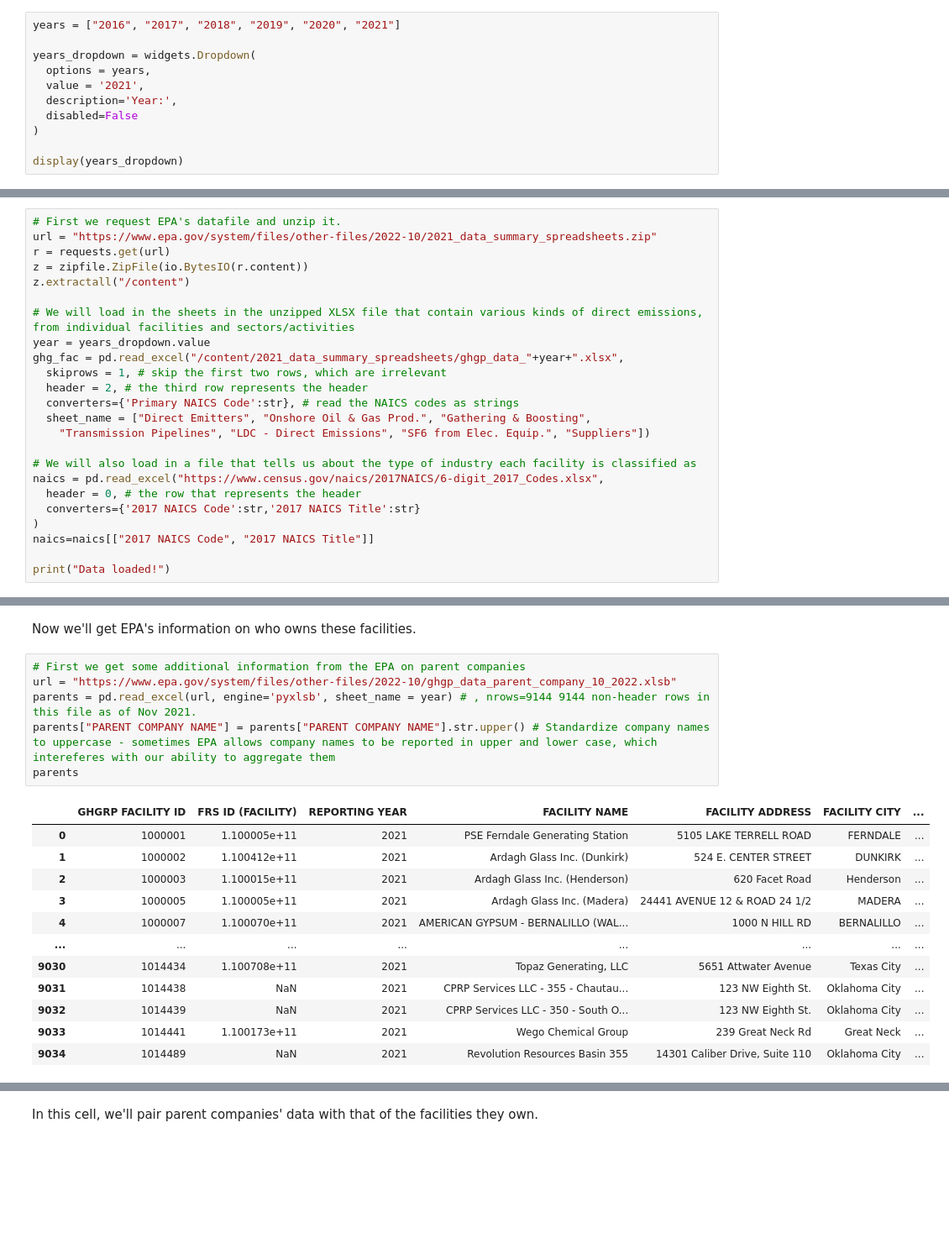
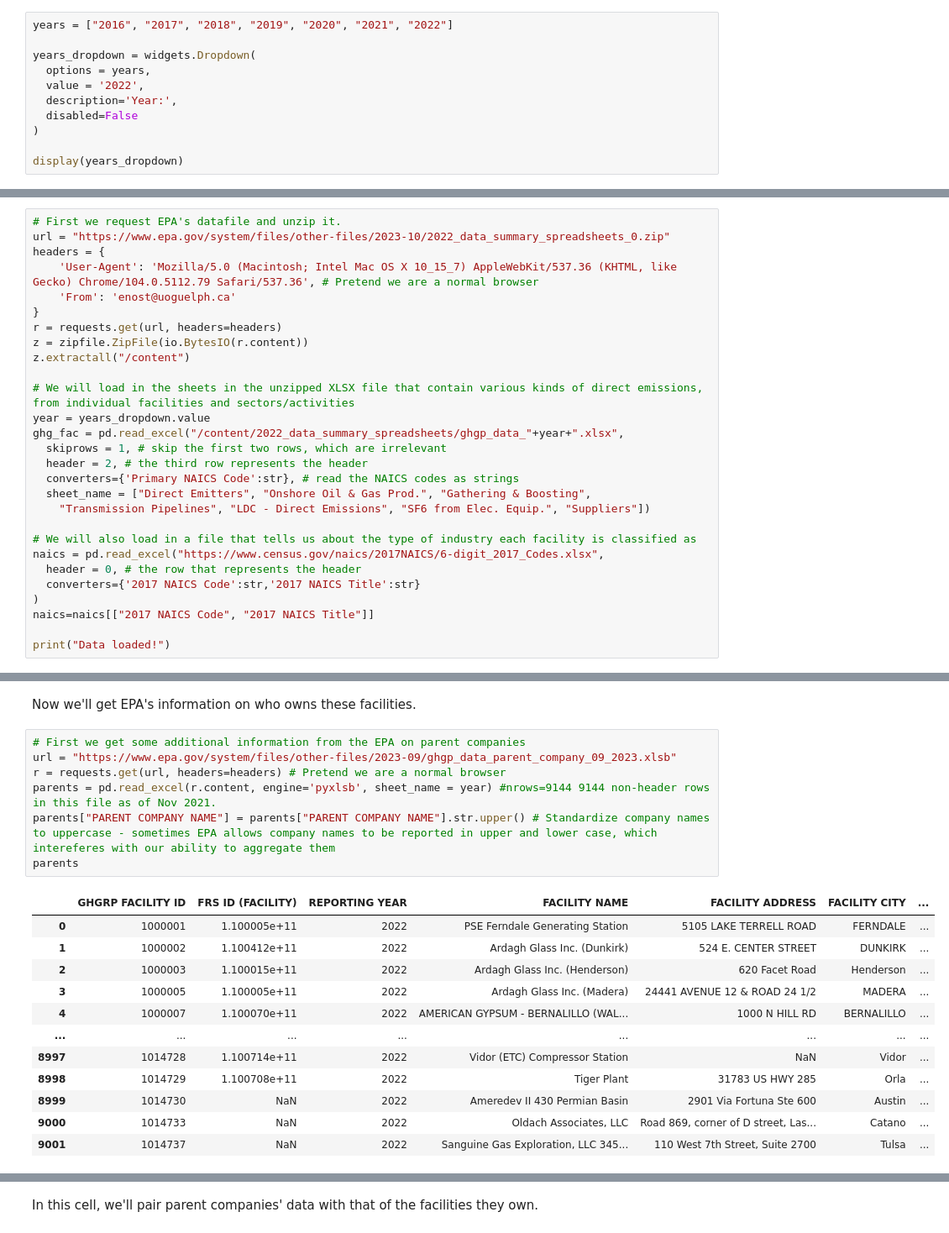
Before and after one commit to edgi-govdata-archiving/ECHO-GHG, a Jupyter notebook: ECHO_GHG.ipynb, the cells around one changed output, grey strips where cells are left out. Shown at 84% size. Saved outputs shown, nothing was run; the diff lists cells and outputs as text; blank space fills up the shorter version.

```diff
--- a/ECHO_GHG.ipynb
+++ b/ECHO_GHG.ipynb
@@ -55,11 +54,11 @@ Done!
 
 Pick which year you want to focus on. Run the cell of code, choose a year from the dropdown menu, and then proceed to the next step.
 # %%
-years = ["2016", "2017", "2018", "2019", "2020", "2021"]
+years = ["2016", "2017", "2018", "2019", "2020", "2021", "2022"]
 
 years_dropdown = widgets.Dropdown(
   options = years,
-  value = '2021',
+  value = '2022',
   description='Year:',
   disabled=False
 )
@@ -71,14 +70,18 @@ display(years_dropdown)
 We will "download" EPA's emissions data for that year into this notebook.
 # %%
 # First we request EPA's datafile and unzip it.
-url = "https://www.epa.gov/system/files/other-files/2022-10/2021_data_summary_spreadsheets.zip"
-r = requests.get(url)
+url = "https://www.epa.gov/system/files/other-files/2023-10/2022_data_summary_spreadsheets_0.zip"
+headers = {
+    'User-Agent': 'Mozilla/5.0 (Macintosh; Intel Mac OS X 10_15_7) AppleWebKit/537.36 (KHTML, like Gecko) Chrome/104.0.5112.79 Safari/537.36', # Pretend we are a normal browser
+    'From': 'enost@uoguelph.ca'
+}
+r = requests.get(url, headers=headers)
 z = zipfile.ZipFile(io.BytesIO(r.content))
 z.extractall("/content")
 
 # We will load in the sheets in the unzipped XLSX file that contain various kinds of direct emissions, from individual facilities and sectors/activities
 year = years_dropdown.value
-ghg_fac = pd.read_excel("/content/2021_data_summary_spreadsheets/ghgp_data_"+year+".xlsx",
+ghg_fac = pd.read_excel("/content/2022_data_summary_spreadsheets/ghgp_data_"+year+".xlsx",
   skiprows = 1, # skip the first two rows, which are irrelevant
   header = 2, # the third row represents the header
   converters={'Primary NAICS Code':str}, # read the NAICS codes as strings
@@ -190,20 +193,21 @@ Exported! Check the 'Files' folder in Colab to download it.
 Now we'll get EPA's information on who owns these facilities.
 # %%
 # First we get some additional information from the EPA on parent companies
-url = "https://www.epa.gov/system/files/other-files/2022-10/ghgp_data_parent_company_10_2022.xlsb"
-parents = pd.read_excel(url, engine='pyxlsb', sheet_name = year) # , nrows=9144 9144 non-header rows in this file as of Nov 2021.
+url = "https://www.epa.gov/system/files/other-files/2023-09/ghgp_data_parent_company_09_2023.xlsb"
+r = requests.get(url, headers=headers) # Pretend we are a normal browser
+parents = pd.read_excel(r.content, engine='pyxlsb', sheet_name = year) #nrows=9144 9144 non-header rows in this file as of Nov 2021.
 parents["PARENT COMPANY NAME"] = parents["PARENT COMPANY NAME"].str.upper() # Standardize company names to uppercase - sometimes EPA allows company names to be reported in upper and lower case, which intereferes with our ability to aggregate them
 parents
 # %% [output]
 |  | GHGRP FACILITY ID | FRS ID (FACILITY) | REPORTING YEAR | FACILITY NAME | FACILITY ADDRESS | FACILITY CITY | ... |
-| 0 | 1000001 | 1.100005e+11 | 2021 | PSE Ferndale Generating Station | 5105 LAKE TERRELL ROAD | FERNDALE | ... |
-| 1 | 1000002 | 1.100412e+11 | 2021 | Ardagh Glass Inc. (Dunkirk) | 524 E. CENTER STREET | DUNKIRK | ... |
-| 2 | 1000003 | 1.100015e+11 | 2021 | Ardagh Glass Inc. (Henderson) | 620 Facet Road | Henderson | ... |
-| 3 | 1000005 | 1.100005e+11 | 2021 | Ardagh Glass Inc. (Madera) | 24441 AVENUE 12 & ROAD 24 1/2 | MADERA | ... |
-| 4 | 1000007 | 1.100070e+11 | 2021 | AMERICAN GYPSUM - BERNALILLO (WAL... | 1000 N HILL RD | BERNALILLO | ... |
+| 0 | 1000001 | 1.100005e+11 | 2022 | PSE Ferndale Generating Station | 5105 LAKE TERRELL ROAD | FERNDALE | ... |
+| 1 | 1000002 | 1.100412e+11 | 2022 | Ardagh Glass Inc. (Dunkirk) | 524 E. CENTER STREET | DUNKIRK | ... |
+| 2 | 1000003 | 1.100015e+11 | 2022 | Ardagh Glass Inc. (Henderson) | 620 Facet Road | Henderson | ... |
+| 3 | 1000005 | 1.100005e+11 | 2022 | Ardagh Glass Inc. (Madera) | 24441 AVENUE 12 & ROAD 24 1/2 | MADERA | ... |
+| 4 | 1000007 | 1.100070e+11 | 2022 | AMERICAN GYPSUM - BERNALILLO (WAL... | 1000 N HILL RD | BERNALILLO | ... |
 | ... | ... | ... | ... | ... | ... | ... | ... |
-| 9030 | 1014434 | 1.100708e+11 | 2021 | Topaz Generating, LLC | 5651 Attwater Avenue | Texas City | ... |
-| 9031 | 1014438 | NaN | 2021 | CPRP Services LLC - 355 - Chautau... | 123 NW Eighth St. | Oklahoma City | ... |
-| 9032 | 1014439 | NaN | 2021 | CPRP Services LLC - 350 - South O... | 123 NW Eighth St. | Oklahoma City | ... |
-| 9033 | 1014441 | 1.100173e+11 | 2021 | Wego Chemical Group | 239 Great Neck Rd | Great Neck | ... |
-| 9034 | 1014489 | NaN | 2021 | Revolution Resources Basin 355 | 14301 Caliber Drive, Suite 110 | Oklahoma City | ... |
+| 8997 | 1014728 | 1.100714e+11 | 2022 | Vidor (ETC) Compressor Station | NaN | Vidor | ... |
+| 8998 | 1014729 | 1.100708e+11 | 2022 | Tiger Plant | 31783 US HWY 285 | Orla | ... |
+| 8999 | 1014730 | NaN | 2022 | Ameredev II 430 Permian Basin | 2901 Via Fortuna Ste 600 | Austin | ... |
+| 9000 | 1014733 | NaN | 2022 | Oldach Associates, LLC | Road 869, corner of D street, Las... | Catano | ... |
+| 9001 | 1014737 | NaN | 2022 | Sanguine Gas Exploration, LLC 345... | 110 West 7th Street, Suite 2700 | Tulsa | ... |
```
Also changed, not shown: parts of 18 cells of this notebook, 3 other files.
